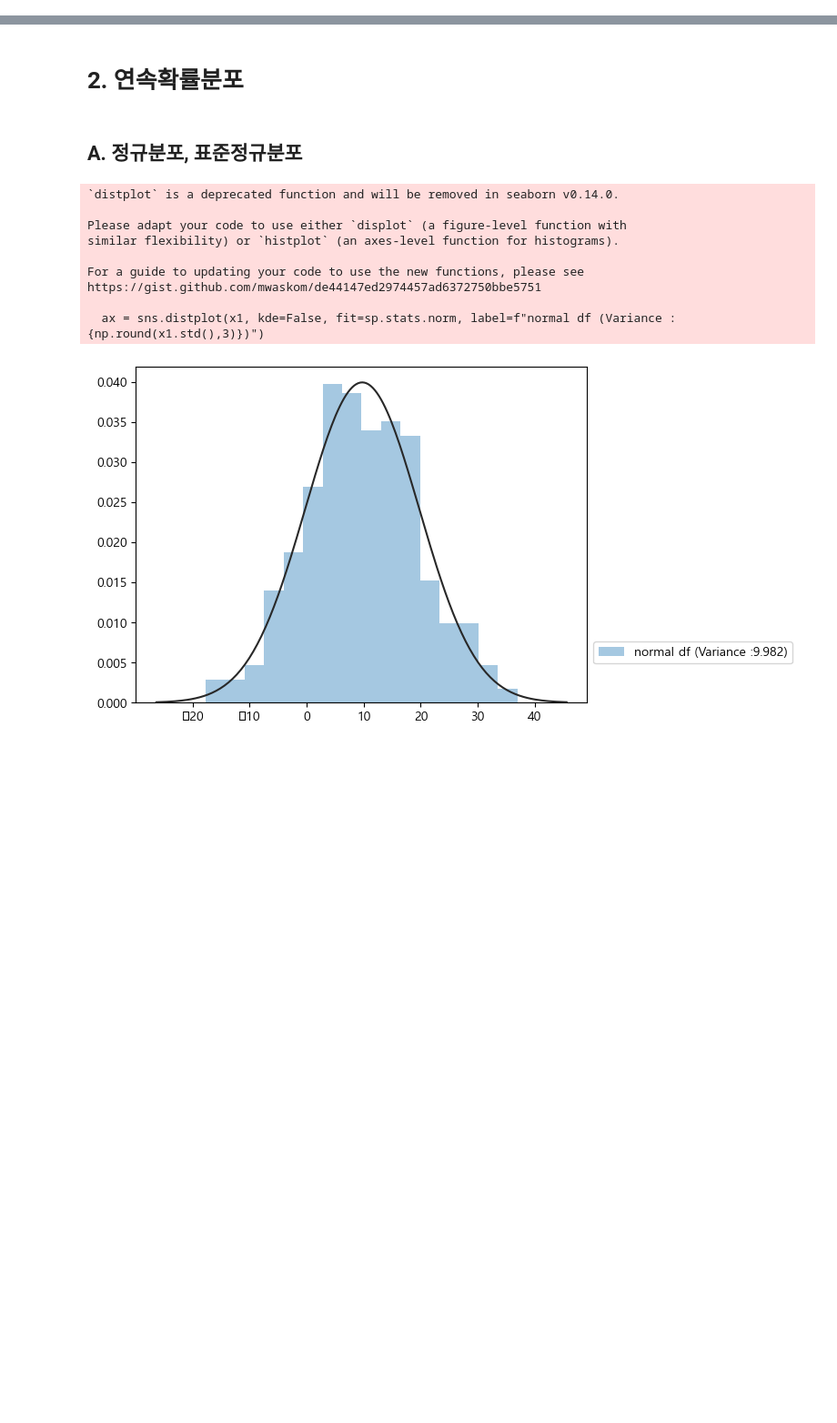
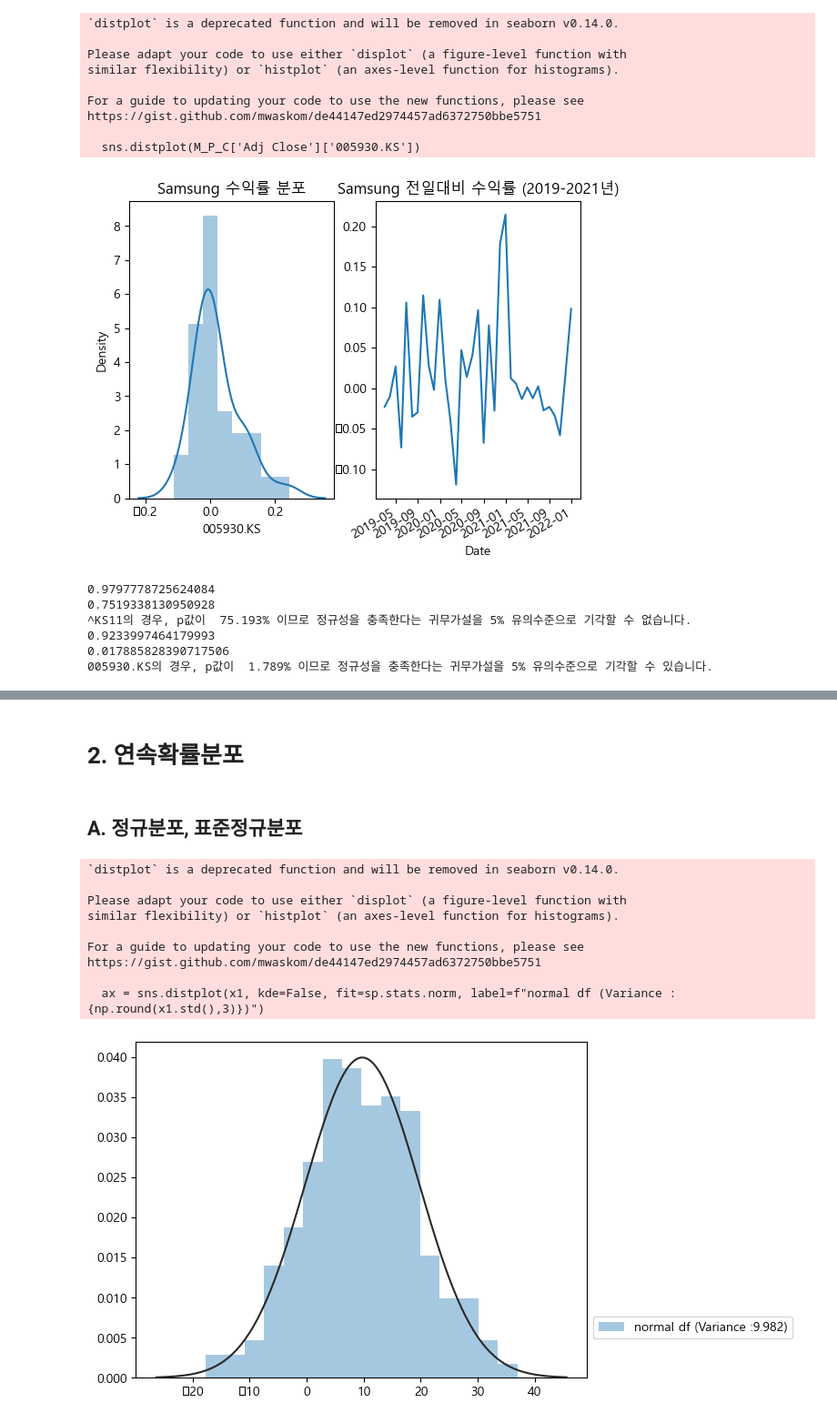
Before and after one commit to youngsang114/python-work, a Jupyter notebook: 공부공부/0419.ipynb, the cells around one changed output, grey strips where cells are left out. Shown: that part at 91% size. Saved outputs shown, nothing was run; the diff lists cells and outputs as text; code cells hidden in the pictures; blank space fills up the shorter version.

```diff
--- a/공부공부/0419.ipynb
+++ b/공부공부/0419.ipynb
@@ -50,0 +96,43 @@ _pct.head(3)
+# %%
+# 삼성전자 전일대비 수익률 그래프 도출
+
+plt.subplot(1,2,1)
+sns.distplot(M_P_C['Adj Close']['005930.KS'])
+plt.title('Samsung 수익률 분포')
+plt.subplot(1,2,2)
+M_P_C['Close']['005930.KS'].plot(kind='line')
+plt.title('Samsung 전일대비 수익률 (2019-2021년)')
+plt.show()
+# %% [output]
+`distplot` is a deprecated function and will be removed in seaborn v0.14.0.
+
+Please adapt your code to use either `displot` (a figure-level function with
+similar flexibility) or `histplot` (an axes-level function for histograms).
+
+For a guide to updating your code to use the new functions, please see
+https://gist.github.com/mwaskom/de44147ed2974457ad6372750bbe5751
+
+  sns.distplot(M_P_C['Adj Close']['005930.KS'])
+[figure, added]
+# %%
+# 정규성 검정 (모수적 특성이 존재하는지 여부 판단)
+
+# shapiro 검정 시행
+from scipy.stats import shapiro
+
+for i in ['^KS11', '005930.KS']:
+    stats, pval = shapiro(M_P_C['Adj Close'][i])
+    print(stats)
+    print(pval)
+
+    if pval < .05:
+        print(f'{i}의 경우, p값이 {pval*100 : .3f}% 이므로 정규성을 충족한다는 귀무가설을 5% 유의수준으로 기각할 수 있습니다.')
+    else:
+        print(f'{i}의 경우, p값이 {pval*100 : .3f}% 이므로 정규성을 충족한다는 귀무가설을 5% 유의수준으로 기각할 수 없습니다.')
+# %% [output]
+0.9797778725624084
+0.7519338130950928
+^KS11의 경우, p값이  75.193% 이므로 정규성을 충족한다는 귀무가설을 5% 유의수준으로 기각할 수 없습니다.
+0.9233997464179993
+0.017885828390717506
+005930.KS의 경우, p값이  1.789% 이므로 정규성을 충족한다는 귀무가설을 5% 유의수준으로 기각할 수 있습니다.
```
Also changed, not shown: parts of 13 cells of this notebook, 16 other files.
